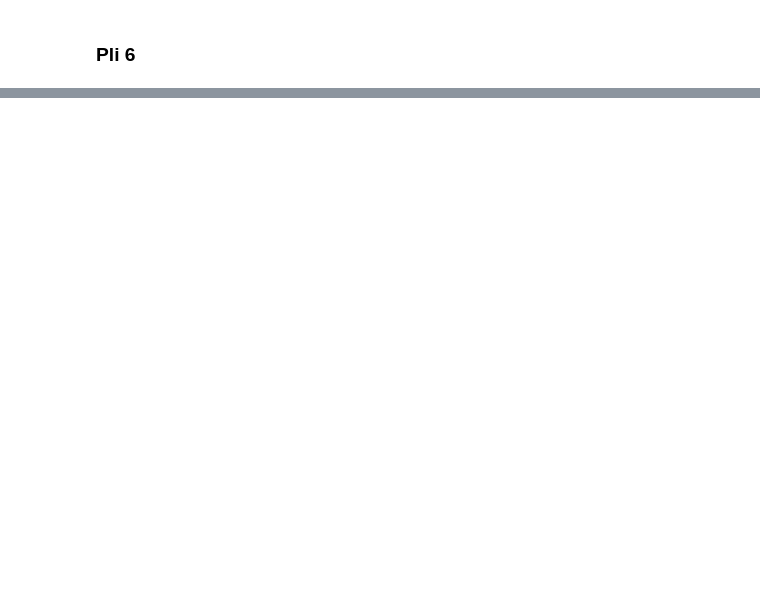
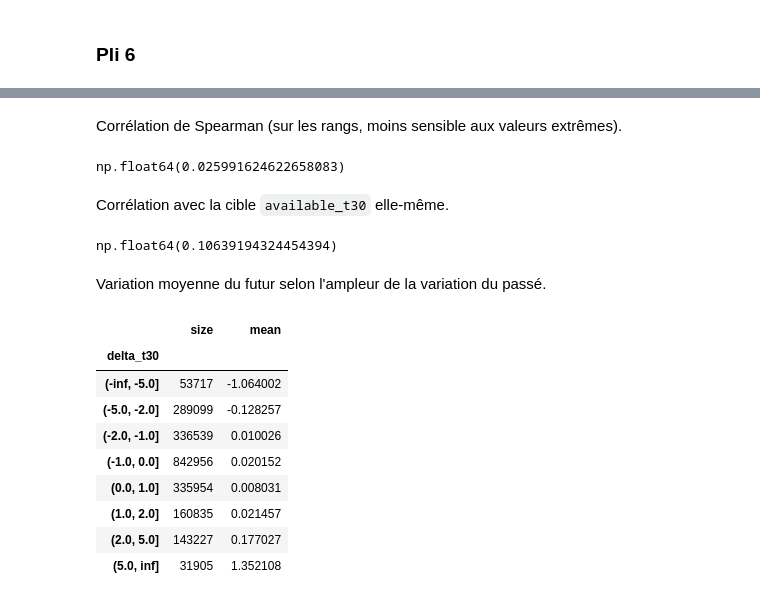
Before and after one commit to PorcherLeo/ProjetDataScience, a Jupyter notebook: 02-modelisation.ipynb, the cells around one changed output, grey strips where cells are left out. Drawn from its saved outputs; the diff is of its cells as text; code cells hidden in the pictures; blank space fills up the shorter version.

```diff
--- a/02-modelisation.ipynb
+++ b/02-modelisation.ipynb
@@ -128,0 +220,2 @@ print(train_6.shape, val_6.shape)
+# %%
+futur = train["available_t30"] - train["available"]
@@ -128,0 +228,28 @@ print(train_6.shape, val_6.shape)
+# %% [markdown]
+Corrélation de Spearman (sur les rangs, moins sensible aux valeurs extrêmes).
+# %%
+train["delta_t30"].corr(futur, method="spearman")
+# %% [output]
+np.float64(0.025991624622658083)
+# %% [markdown]
+Corrélation avec la cible `available_t30` elle-même.
+# %%
+train["delta_t30"].corr(train["available_t30"])
+# %% [output]
+np.float64(0.10639194324454394)
+# %% [markdown]
+Variation moyenne du futur selon l'ampleur de la variation du passé.
+# %%
+tranches = pd.cut(train["delta_t30"], [-float("inf"), -5, -2, -1, 0, 1, 2, 5, float("inf")])
+futur.groupby(tranches, observed=True).agg(["size", "mean"])
+# %% [output]
+|  | size | mean |
+| delta_t30 |  |  |
+| (-inf, -5.0] | 53717 | -1.064002 |
+| (-5.0, -2.0] | 289099 | -0.128257 |
+| (-2.0, -1.0] | 336539 | 0.010026 |
+| (-1.0, 0.0] | 842956 | 0.020152 |
+| (0.0, 1.0] | 335954 | 0.008031 |
+| (1.0, 2.0] | 160835 | 0.021457 |
+| (2.0, 5.0] | 143227 | 0.177027 |
+| (5.0, inf] | 31905 | 1.352108 |
```
Also changed, not shown: parts of 83 cells of this notebook, 1 other file.
